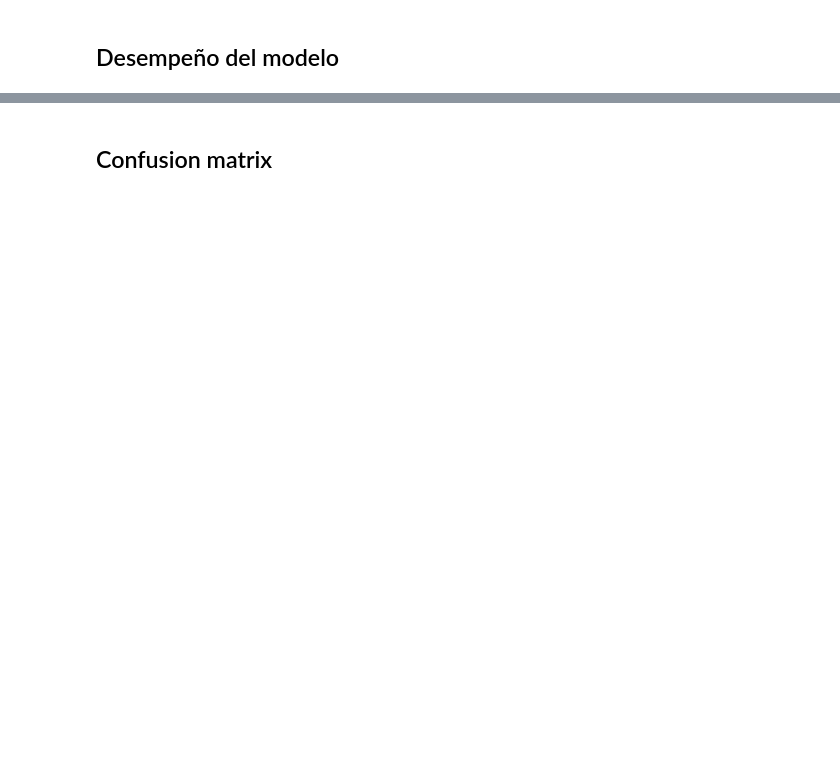
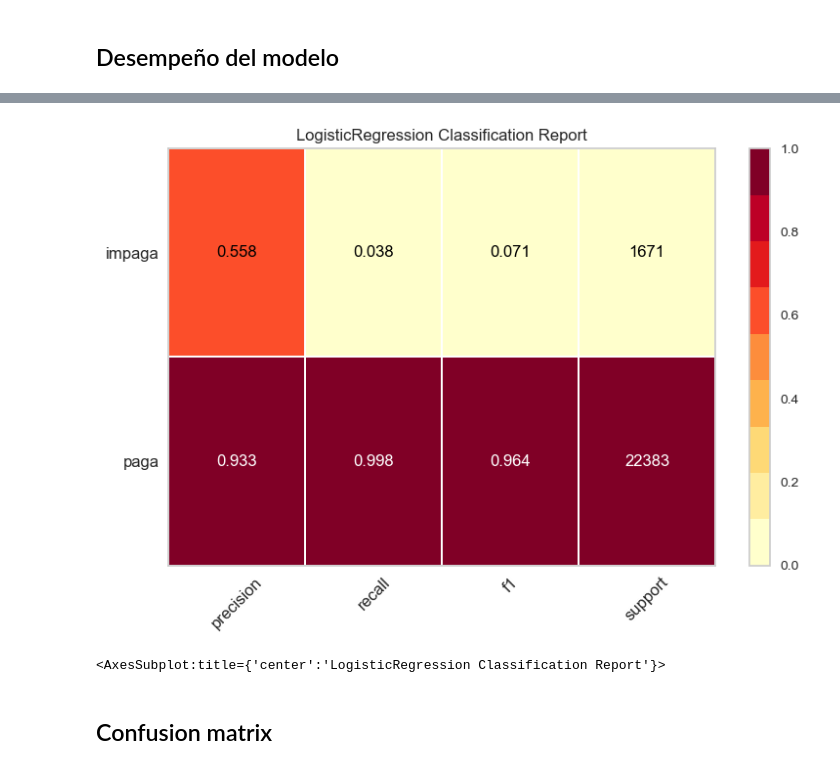
Before and after one commit to rafazamb/DS_PT_PR_SEP22, a Jupyter notebook: 03-Machine_Learning/01-Supervisado/03-Logistic Regression/02-Logistic Regressión (Credit).ipynb, the cells around one changed output, grey strips where cells are left out. Saved outputs shown, nothing was run; the diff lists cells and outputs as text; code cells hidden in the pictures; blank space fills up the shorter version.

```diff
--- a/03-Machine_Learning/01-Supervisado/03-Logistic Regression/02-Logistic Regressión (Credit).ipynb
+++ b/03-Machine_Learning/01-Supervisado/03-Logistic Regression/02-Logistic Regressión (Credit).ipynb
@@ -15,0 +203,9 @@ Vemos que los datos están desbalanceados (hay muchos más ejemplos de la clase
+# %%
+# Elimino variables con poca correlación con el target
+bad_corr_feat = corr[corr<0.05]
+bad_corr_feat = bad_corr_feat.index.values
+
+X_train.drop(columns=bad_corr_feat, inplace=True)
+X_test.drop(columns=bad_corr_feat, inplace=True)
+
+X_train.columns
@@ -16,2 +216,8 @@ Vemos que los datos están desbalanceados (hay muchos más ejemplos de la clase
 # %% [markdown]
 ## Modelo
+# %%
+from sklearn.linear_model import LogisticRegression
+
+log_reg = LogisticRegression()
+
+log_reg.fit(X_train, y_train)
@@ -49,2 +300,6 @@ Además, statsmodels no incluye el *intercept*
 
 Podemos obtener el mismo resultado con sklearn desactivando la regularización
+# %%
+log_reg2 = LogisticRegression(penalty='none')
+log_reg2.fit(X_train, y_train)
+log_reg2.intercept_, log_reg2.coef_
@@ -53,2 +322,10 @@ Podemos obtener el mismo resultado con sklearn desactivando la regularización
 # %% [markdown]
 ![image.png](attachment:image.png)
+# %%
+from sklearn.metrics import classification_report
+target_names = ['paga', 'impaga']
+
+print('TRAIN')
+print('-------------------')
+print(classification_report(y_train,log_reg2.predict(X_train),
+                           target_names=target_names))
@@ -55,2 +361,14 @@ Podemos obtener el mismo resultado con sklearn desactivando la regularización
+# %%
+from yellowbrick.classifier import ClassificationReport
+
+visualizer = ClassificationReport(LogisticRegression(penalty='none'),
+                                 classes=target_names,support=True)
+
+visualizer.fit(X_train, y_train)
+visualizer.score(X_test, y_test)
+visualizer.show()
+# %% [output]
+[figure, added]
+<AxesSubplot:title={'center':'LogisticRegression Classification Report'}>
 # %% [markdown]
 ## Confusion matrix
```
Also changed, not shown: parts of 46 cells of this notebook.
